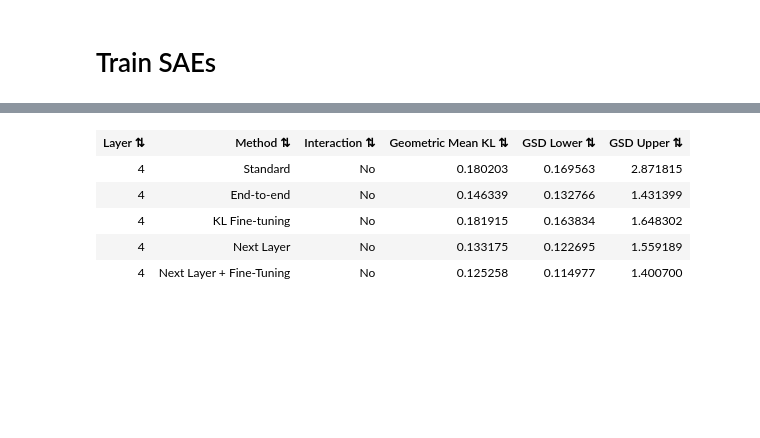
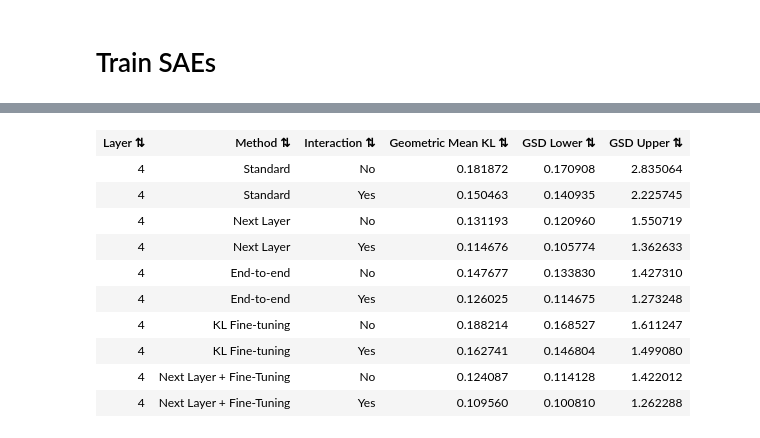
Before and after one commit to evan-lloyd/mechinterp-experiments, a Jupyter notebook: tiny_stories_sae/feature_interaction_demo.ipynb, the cells around one changed output, grey strips where cells are left out. Drawn from its saved outputs; the diff is of its cells as text; code cells hidden in the pictures; blank space fills up the shorter version.

```diff
--- a/tiny_stories_sae/feature_interaction_demo.ipynb
+++ b/tiny_stories_sae/feature_interaction_demo.ipynb
@@ -238,8 +237,6 @@ if VALIDATION_CACHE_DIR and (
     )
 # %%
 for spec in SAE_SPECS():
-    if spec[1] or spec[0] not in (TrainingMethod.standard, TrainingMethod.next_layer):
-        continue
     # We finetune these from checkpoints of other methods
     if spec[0] in (TrainingMethod.finetuned, TrainingMethod.next_layer_finetuned):
         continue
@@ -289,7 +289,5 @@ geom mean kl={4: 0.13317495584487915})
 # %%
 for spec in SAE_SPECS():
-    if spec[1] or spec[0] not in (TrainingMethod.finetuned,):
-        continue
     if spec[0] not in (TrainingMethod.finetuned, TrainingMethod.next_layer_finetuned):
         continue
     print(f"Training {spec[0].value}, use_interaction={spec[1]}")
@@ -336,52 +344,54 @@ geom mean kl={4: 0.181915283203125})
 # %%
 # Print KL statistics as an HTML table
 from tiny_stories_sae.ops import display_sortable_html_table
 
-headers = ["Layer", "Method", "Interaction", "Geometric Mean KL", "GSD Lower", "GSD Upper"]
+headers = [
+    "Layer",
+    "Method",
+    "Interaction",
+    "Geometric Mean KL",
+    "GSD Lower",
+    "GSD Upper",
+]
 rows = []
 
-methods = []
-seen_methods = set()
-for spec in validation_results:
-    if spec[0] not in seen_methods:
-        methods.append(spec[0])
-method_labels = [m.value for m in methods]
+for layer in [model.config.num_layers]:
+    for spec, results in validation_results.items():
+        if layer not in results.layer_results:
+            continue
 
-for layer in [model.config.num_layers]:
-    for method, method_label in zip(methods, method_labels):
-        for has_interaction in [False, True]:
-            spec = (method, has_interaction)
-            if spec not in validation_results:
-                continue
+        interaction_label = "Yes" if spec[1] else "No"
+        kl_values = results.layer_results[layer].kl
+        kl_positive = np.clip(kl_values, min=1e-9)
+        log_kl = np.log(kl_positive)
+        log_mean = np.mean(log_kl)
+        log_std = np.std(log_kl)
+        gm = np.exp(log_mean)
+        gsd = np.exp(log_std)
+        gsd_lower = gm - gm / gsd
+        gsd_upper = gm * gsd - gm
 
-            interaction_label = "Yes" if has_interaction else "No"
-
-            if layer in validation_results[spec].layer_results:
-                kl_values = validation_results[spec].layer_results[layer].kl
-                if kl_values is not None and len(kl_values) > 0:
-                    kl_positive = kl_values[kl_values > 0]
-                    if len(kl_positive) > 0:
-                        log_kl = np.log(kl_positive)
-                        log_mean = np.mean(log_kl)
-                        log_std = np.std(log_kl)
-                        gm = np.exp(log_mean)
-                        gsd = np.exp(log_std)
-                        gsd_lower = gm - gm / gsd
-                        gsd_upper = gm * gsd - gm
-                    else:
-                        gm, gsd_lower, gsd_upper = 0, 0, 0
-                else:
-                    gm, gsd_lower, gsd_upper = 0, 0, 0
-            else:
-                gm, gsd_lower, gsd_upper = 0, 0, 0
-
-            rows.append([layer, method_label, interaction_label, f"{gm:.6f}", f"{gsd_lower:.6f}", f"{gsd_upper:.6f}"])
+        rows.append(
+            [
+                layer,
+                spec[0].value,
+                interaction_label,
+                f"{gm:.6f}",
+                f"{gsd_lower:.6f}",
+                f"{gsd_upper:.6f}",
+            ]
+        )
 
 display_sortable_html_table(headers, rows)
 # %% [output]
 | Layer ⇅ | Method ⇅ | Interaction ⇅ | Geometric Mean KL ⇅ | GSD Lower ⇅ | GSD Upper ⇅ |
-| 4 | Standard | No | 0.180203 | 0.169563 | 2.871815 |
-| 4 | End-to-end | No | 0.146339 | 0.132766 | 1.431399 |
-| 4 | KL Fine-tuning | No | 0.181915 | 0.163834 | 1.648302 |
-| 4 | Next Layer | No | 0.133175 | 0.122695 | 1.559189 |
-| 4 | Next Layer + Fine-Tuning | No | 0.125258 | 0.114977 | 1.400700 |
+| 4 | Standard | No | 0.181872 | 0.170908 | 2.835064 |
+| 4 | Standard | Yes | 0.150463 | 0.140935 | 2.225745 |
+| 4 | Next Layer | No | 0.131193 | 0.120960 | 1.550719 |
+| 4 | Next Layer | Yes | 0.114676 | 0.105774 | 1.362633 |
+| 4 | End-to-end | No | 0.147677 | 0.133830 | 1.427310 |
+| 4 | End-to-end | Yes | 0.126025 | 0.114675 | 1.273248 |
+| 4 | KL Fine-tuning | No | 0.188214 | 0.168527 | 1.611247 |
+| 4 | KL Fine-tuning | Yes | 0.162741 | 0.146804 | 1.499080 |
+| 4 | Next Layer + Fine-Tuning | No | 0.124087 | 0.114128 | 1.422012 |
+| 4 | Next Layer + Fine-Tuning | Yes | 0.109560 | 0.100810 | 1.262288 |
```
Also changed, not shown: parts of 13 cells of this notebook, 2 other files.
